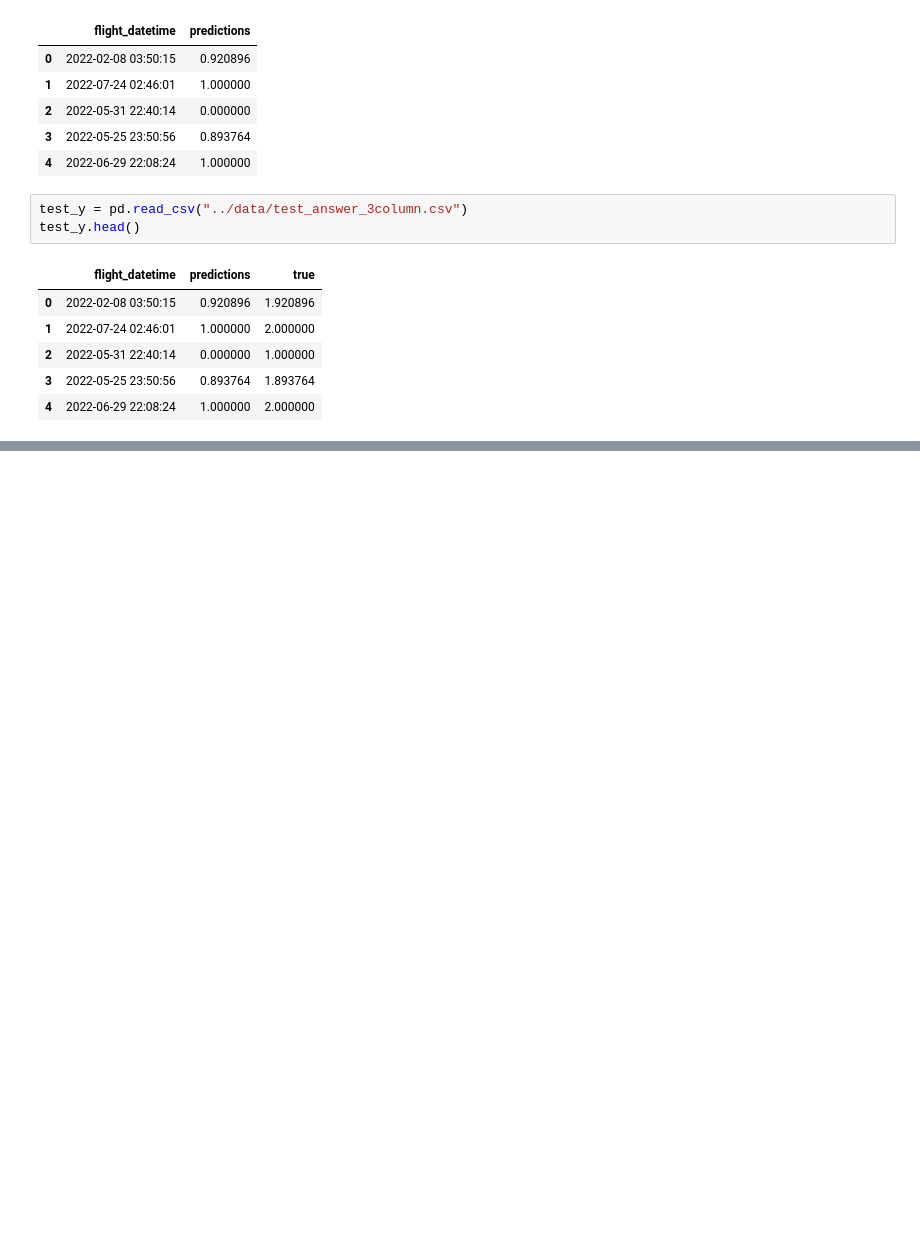
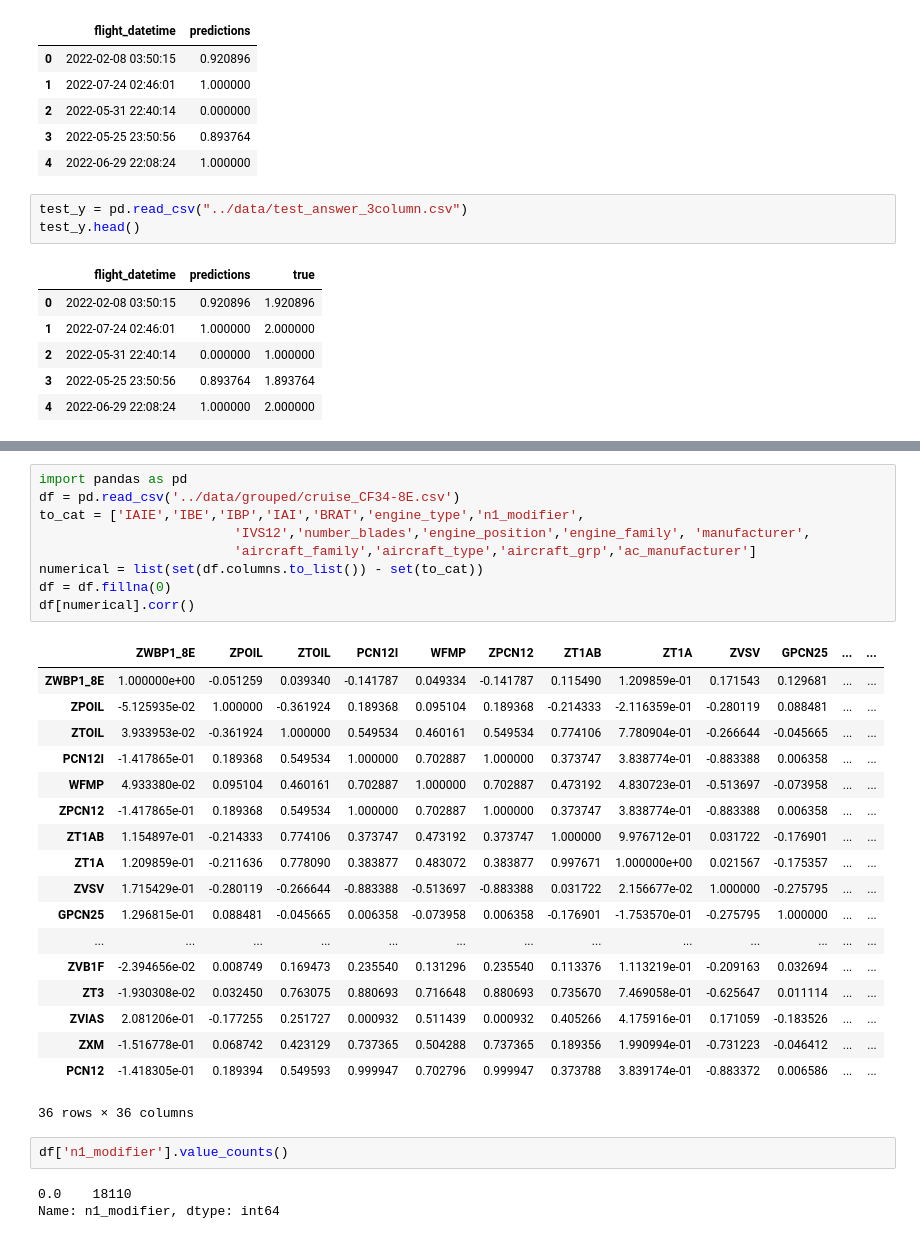
Before and after one commit to tainella/SkyRulers, a Jupyter notebook: ML/notebooks/parser.ipynb, the cells around one changed output, grey strips where cells are left out. Cells and saved outputs as stored; diff of their text form; blank space fills up the shorter version.

```diff
--- a/ML/notebooks/parser.ipynb
+++ b/ML/notebooks/parser.ipynb
@@ -365,0 +403,33 @@ test_y.head()
+# %%
+import pandas as pd
+df = pd.read_csv('../data/grouped/cruise_CF34-8E.csv')
+to_cat = ['IAIE','IBE','IBP','IAI','BRAT','engine_type','n1_modifier',
+                         'IVS12','number_blades','engine_position','engine_family', 'manufacturer',
+                         'aircraft_family','aircraft_type','aircraft_grp','ac_manufacturer']
+numerical = list(set(df.columns.to_list()) - set(to_cat))
+df = df.fillna(0)
+df[numerical].corr()
+# %% [output]
+|  | ZWBP1_8E | ZPOIL | ZTOIL | PCN12I | WFMP | ZPCN12 | ZT1AB | ZT1A | ZVSV | GPCN25 | ... | ... |
+| ZWBP1_8E | 1.000000e+00 | -0.051259 | 0.039340 | -0.141787 | 0.049334 | -0.141787 | 0.115490 | 1.209859e-01 | 0.171543 | 0.129681 | ... | ... |
+| ZPOIL | -5.125935e-02 | 1.000000 | -0.361924 | 0.189368 | 0.095104 | 0.189368 | -0.214333 | -2.116359e-01 | -0.280119 | 0.088481 | ... | ... |
+| ZTOIL | 3.933953e-02 | -0.361924 | 1.000000 | 0.549534 | 0.460161 | 0.549534 | 0.774106 | 7.780904e-01 | -0.266644 | -0.045665 | ... | ... |
+| PCN12I | -1.417865e-01 | 0.189368 | 0.549534 | 1.000000 | 0.702887 | 1.000000 | 0.373747 | 3.838774e-01 | -0.883388 | 0.006358 | ... | ... |
+| WFMP | 4.933380e-02 | 0.095104 | 0.460161 | 0.702887 | 1.000000 | 0.702887 | 0.473192 | 4.830723e-01 | -0.513697 | -0.073958 | ... | ... |
+| ZPCN12 | -1.417865e-01 | 0.189368 | 0.549534 | 1.000000 | 0.702887 | 1.000000 | 0.373747 | 3.838774e-01 | -0.883388 | 0.006358 | ... | ... |
+| ZT1AB | 1.154897e-01 | -0.214333 | 0.774106 | 0.373747 | 0.473192 | 0.373747 | 1.000000 | 9.976712e-01 | 0.031722 | -0.176901 | ... | ... |
+| ZT1A | 1.209859e-01 | -0.211636 | 0.778090 | 0.383877 | 0.483072 | 0.383877 | 0.997671 | 1.000000e+00 | 0.021567 | -0.175357 | ... | ... |
+| ZVSV | 1.715429e-01 | -0.280119 | -0.266644 | -0.883388 | -0.513697 | -0.883388 | 0.031722 | 2.156677e-02 | 1.000000 | -0.275795 | ... | ... |
+| GPCN25 | 1.296815e-01 | 0.088481 | -0.045665 | 0.006358 | -0.073958 | 0.006358 | -0.176901 | -1.753570e-01 | -0.275795 | 1.000000 | ... | ... |
+| ... | ... | ... | ... | ... | ... | ... | ... | ... | ... | ... | ... | ... |
+| ZVB1F | -2.394656e-02 | 0.008749 | 0.169473 | 0.235540 | 0.131296 | 0.235540 | 0.113376 | 1.113219e-01 | -0.209163 | 0.032694 | ... | ... |
+| ZT3 | -1.930308e-02 | 0.032450 | 0.763075 | 0.880693 | 0.716648 | 0.880693 | 0.735670 | 7.469058e-01 | -0.625647 | 0.011114 | ... | ... |
+| ZVIAS | 2.081206e-01 | -0.177255 | 0.251727 | 0.000932 | 0.511439 | 0.000932 | 0.405266 | 4.175916e-01 | 0.171059 | -0.183526 | ... | ... |
+| ZXM | -1.516778e-01 | 0.068742 | 0.423129 | 0.737365 | 0.504288 | 0.737365 | 0.189356 | 1.990994e-01 | -0.731223 | -0.046412 | ... | ... |
+| PCN12 | -1.418305e-01 | 0.189394 | 0.549593 | 0.999947 | 0.702796 | 0.999947 | 0.373788 | 3.839174e-01 | -0.883372 | 0.006586 | ... | ... |
+36 rows × 36 columns
+# %%
+df['n1_modifier'].value_counts()
+# %% [output]
+0.0    18110
+Name: n1_modifier, dtype: int64
```
Also changed, not shown: parts of 4 cells of this notebook, 6 other files.
